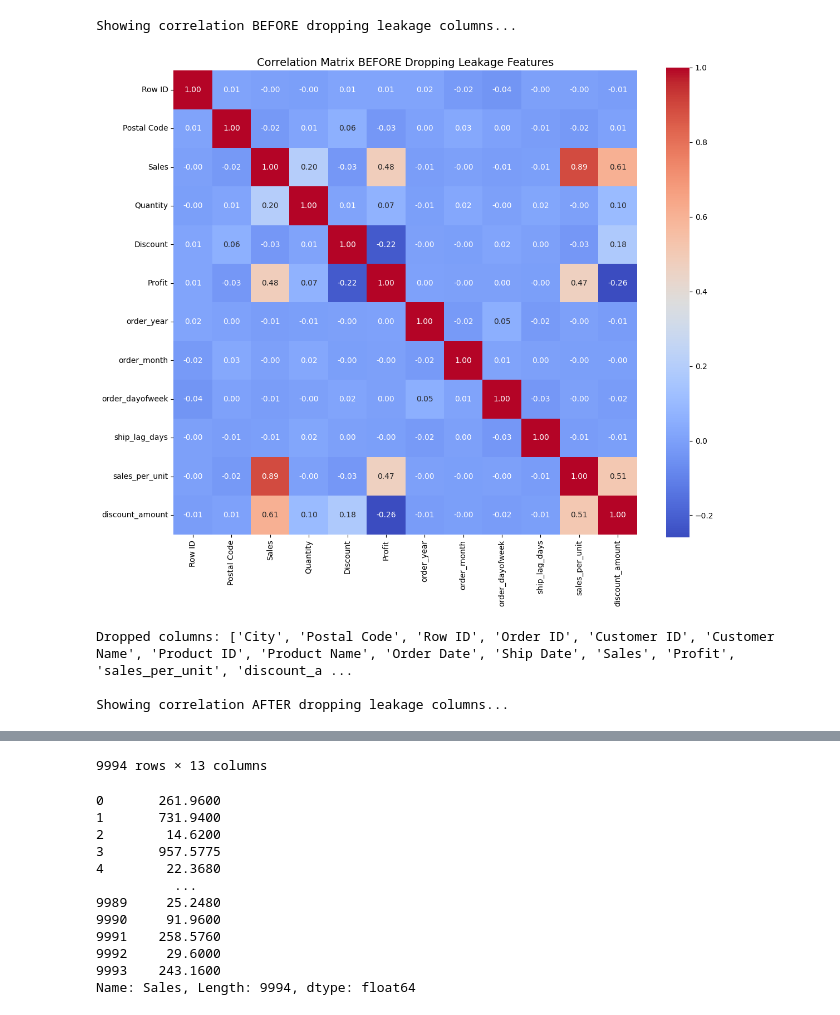
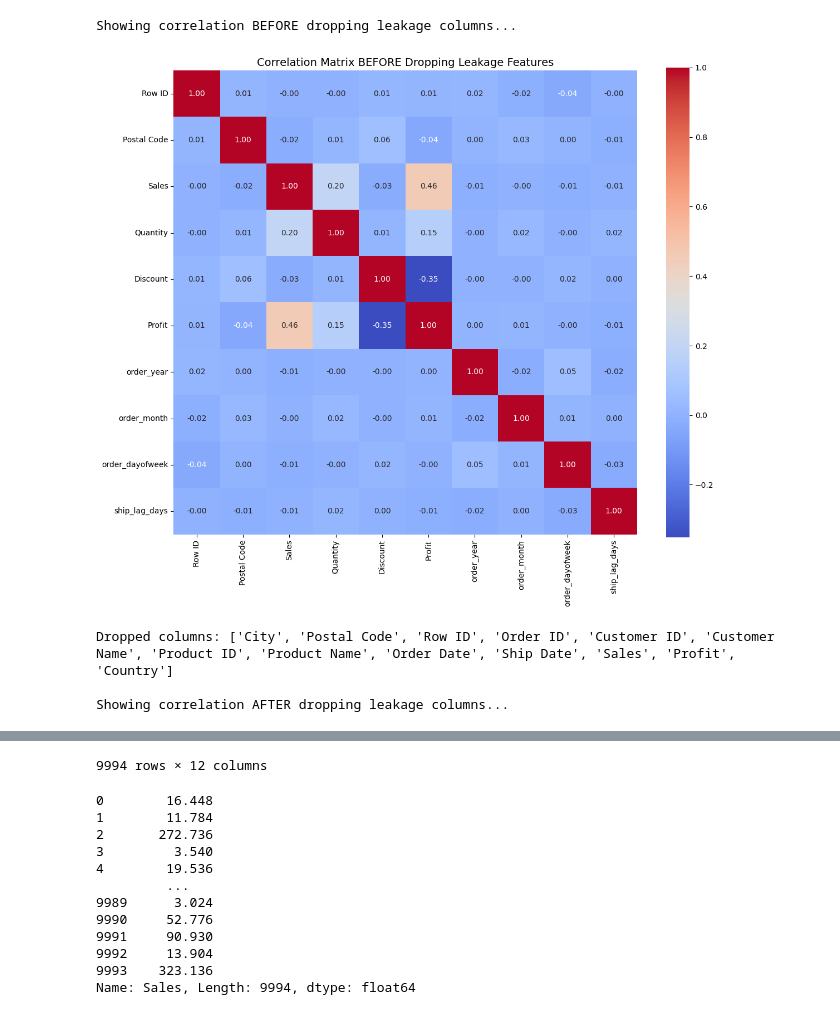
Before and after one commit to 11906257/BI_A3, a Jupyter notebook: Catboost vs RandomForest.ipynb, the cells around one changed output, grey strips where cells are left out. Drawn from its saved outputs; the diff is of its cells as text; code cells hidden in the pictures.

Commit message:
Add files via upload
Added outliers handling and new data split (test data comes from the latest block)

```diff
--- a/Catboost vs RandomForest.ipynb
+++ b/Catboost vs RandomForest.ipynb
@@ -29,6 +30,7 @@ for col in numeric_candidates:
         df[col] = pd.to_numeric(df[col], errors="coerce")
 
 df = df.drop_duplicates()
+
 # Drop rows missing target
 df = df.dropna(subset=[target])
 
@@ -60,5 +62,19 @@ if "Ship Date" in df.columns and "Order Date" in df.columns:
     mask = ship_lag.between(-2, 60)
     df = df[mask]
 
+
+# Robust outlier capping (1st–99th pct)
+# Select numeric columns and exclude the target (Sales)
+num_cols_for_outliers = df.select_dtypes(include=[np.number]).columns.tolist()
+num_cols_for_outliers = [c for c in num_cols_for_outliers if c != target]
+
+# Clip each numeric feature between its 1st and 99th percentile
+for col in num_cols_for_outliers:
+    q_low = df[col].quantile(0.01)
+    q_high = df[col].quantile(0.99)
+    df[col] = df[col].clip(lower=q_low, upper=q_high)
+
+print("\nApplied 1st–99th percentile capping to numeric features (excluding target).")
+
 display(df)
 # %% [output]
@@ -95,18 +112,14 @@ def correlation_heatmap(df, title):
     plt.tight_layout()
     plt.show()
 # %%
-
 # ============================================
 # 2. Feature Engineering
 # ============================================
 df["order_year"] = df["Order Date"].dt.year
 df["order_month"] = df["Order Date"].dt.month
 df["order_dayofweek"] = df["Order Date"].dt.dayofweek
-
 df["ship_lag_days"] = (df["Ship Date"] - df["Order Date"]).dt.days
 
-df["sales_per_unit"] = df["Sales"] / df["Quantity"].replace(0, np.nan)
-df["discount_amount"] = df["Discount"] * df["Sales"]
 
 # Fix infinite or NaN
 df = df.replace([np.inf, -np.inf], np.nan)
@@ -118,6 +131,11 @@ correlation_heatmap(
     df,
     title="Correlation Matrix BEFORE Dropping Leakage Features"
 )
+
+# sort df by Order Date for creating X_test from the latest portion
+df = df.sort_values("Order Date")
+df = df.reset_index(drop=True)
+
 # ============================================
 # 3. Prepare X and y for regression
 # ============================================
@@ -128,37 +146,37 @@ drop_cols = [
     "Customer ID", "Customer Name",
     "Product ID", "Product Name",
     "Order Date", "Ship Date",
-    "Sales", "Profit", "sales_per_unit",
-    "discount_amount"
+    "Sales", "Profit", "Country"
+
 ]
 
 
 
 df_clean = df.drop(columns=drop_cols, errors="ignore")
 
 print("\nDropped columns:", drop_cols)
 
 
 # ============================
 # 3. CORRELATION AFTER DROP
 # ============================
 
 print("\nShowing correlation AFTER dropping leakage columns...\n")
 
 correlation_heatmap(
     df_clean,
     title="Correlation Matrix AFTER Dropping Leakage Features"
 )
 
 X = df_clean
 y = df[target]
 
 display(X)
 display(y)
 # %% [output]
 Showing correlation BEFORE dropping leakage columns...
-[figure, old version]
+[figure, new version]
-Dropped columns: ['City', 'Postal Code', 'Row ID', 'Order ID', 'Customer ID', 'Customer Name', 'Product ID', 'Product Name', 'Order Date', 'Ship Date', 'Sales', 'Profit', 'sales_per_unit', 'discount_a ...
+Dropped columns: ['City', 'Postal Code', 'Row ID', 'Order ID', 'Customer ID', 'Customer Name', 'Product ID', 'Product Name', 'Order Date', 'Ship Date', 'Sales', 'Profit', 'Country']
 
 Showing correlation AFTER dropping leakage columns...
 [figure]
@@ -177,14 +195,14 @@ Showing correlation AFTER dropping leakage columns...
-9994 rows × 13 columns
+9994 rows × 12 columns
-0       261.9600
-1       731.9400
-2        14.6200
-3       957.5775
-4        22.3680
-          ...
-9989     25.2480
-9990     91.9600
-9991    258.5760
-9992     29.6000
-9993    243.1600
+0        16.448
+1        11.784
+2       272.736
+3         3.540
+4        19.536
+         ...
+9989      3.024
+9990     52.776
+9991     90.930
+9992     13.904
+9993    323.136
 Name: Sales, Length: 9994, dtype: float64
 # %%
```
Also changed, not shown: parts of 6 cells of this notebook.
